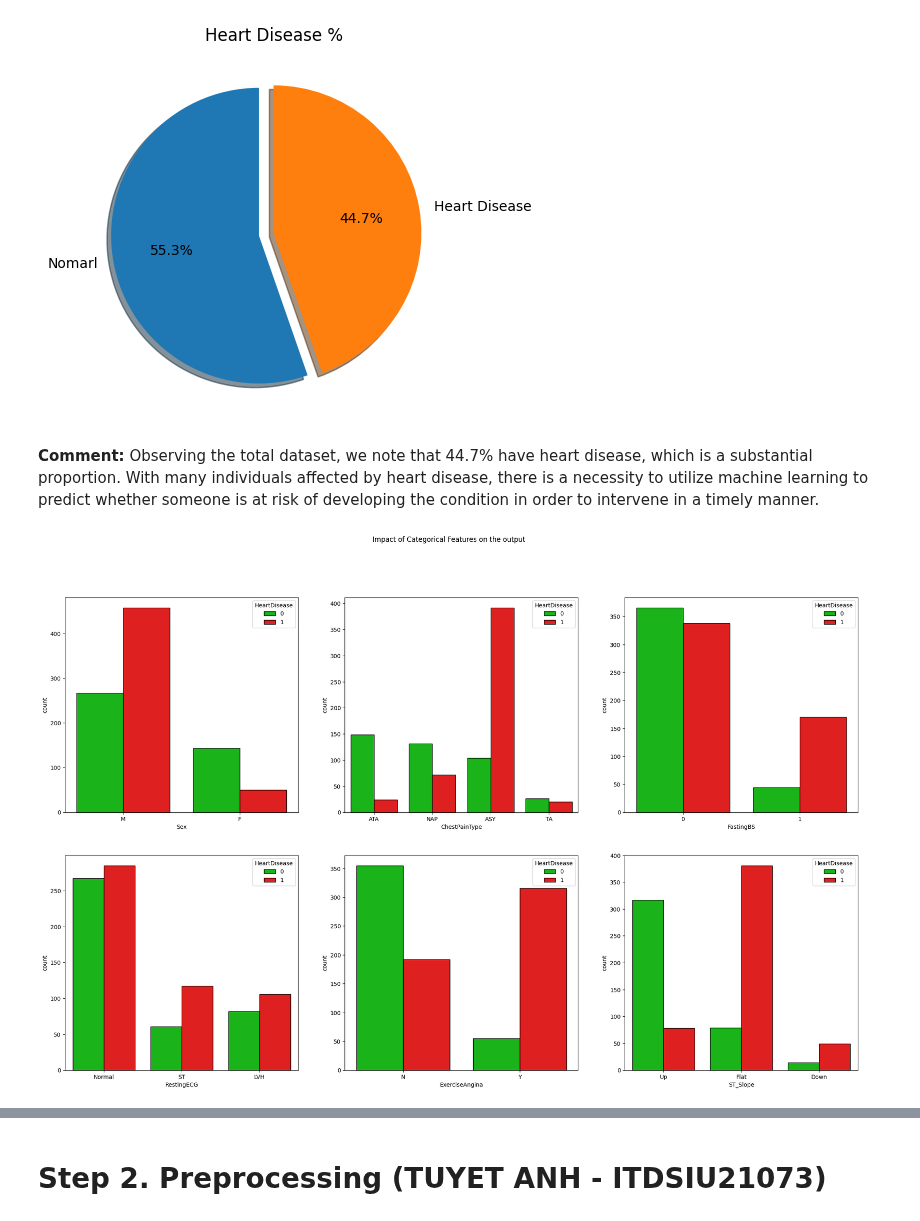
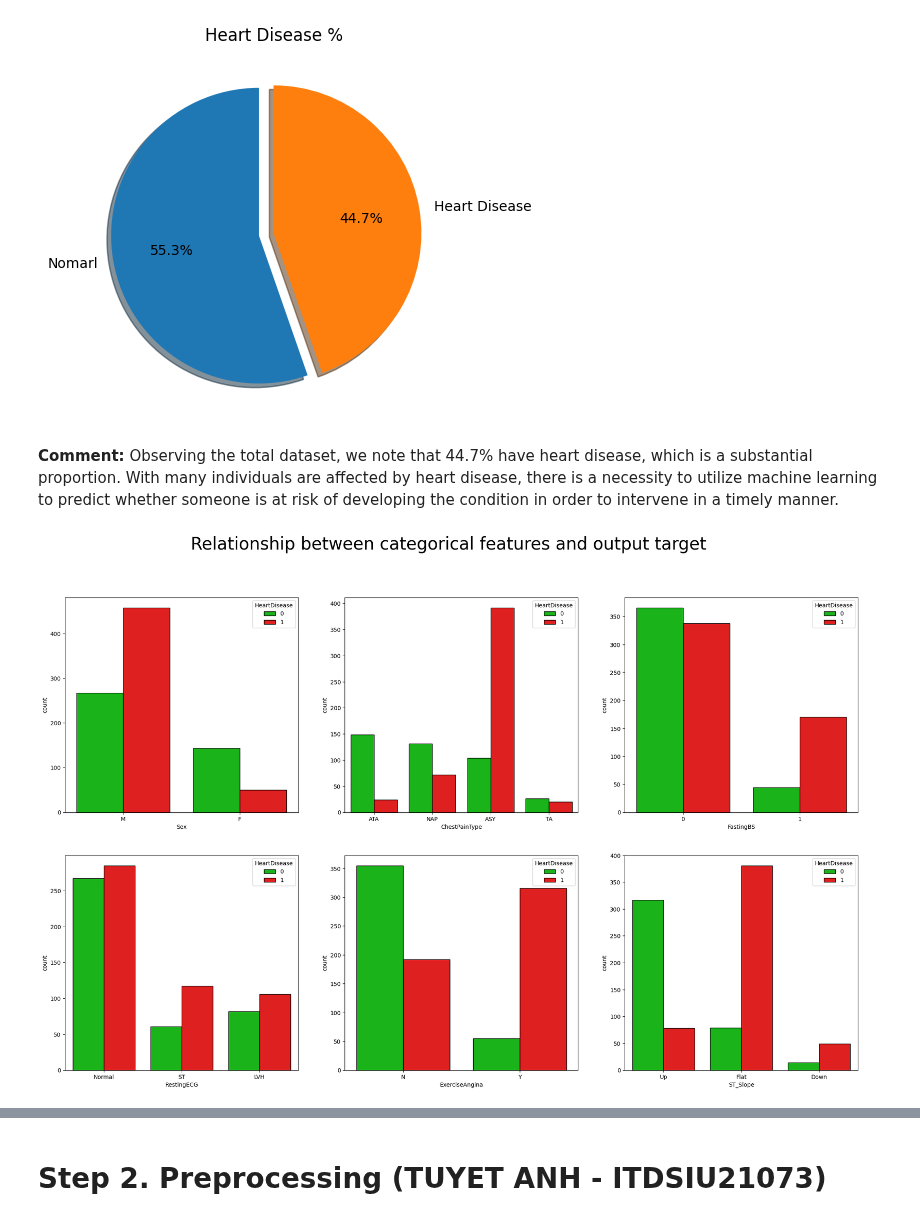
Before and after one commit to phamvutuyetanh/AI_Project, a Jupyter notebook: AI_Project.ipynb, the cells around one changed output, grey strips where cells are left out. Saved outputs shown, nothing was run; the diff lists cells and outputs as text; code cells hidden in the pictures.

```diff
--- a/AI_Project.ipynb
+++ b/AI_Project.ipynb
@@ -150,5 +154,5 @@ plt.title('Heart Disease %'); # set title
 [figure]
 # %% [markdown]
 **Comment:**
-Observing the total dataset, we note that 44.7% have heart disease, which is a substantial proportion. With many individuals affected by heart disease, there is a necessity to utilize machine learning to predict whether someone is at risk of developing the condition in order to intervene in a timely manner.
+Observing the total dataset, we note that 44.7% have heart disease, which is a substantial proportion. With many individuals are affected by heart disease, there is a necessity to utilize machine learning to predict whether someone is at risk of developing the condition in order to intervene in a timely manner.
 # %%
@@ -160,12 +167,12 @@ numerical= list(numerical_values)
 # %%
 #Impact of Categorical Features on the output
 #Create the grid with 6 subgrids which lie on one row.
 fig, ax = plt.subplots(nrows = 2,ncols = 3,figsize = (25,15))
 
 color= ['#00CD00','#FF0000'] # Define the color
 for i in range(len(category) - 1):
     plt.subplot(2,3,i+1)
     ax = sns.countplot(x=category[i], data = categorical_values,hue = "HeartDisease",palette = color,edgecolor = 'black')
-plt.suptitle('Impact of Categorical Features on the output');
+plt.suptitle('Relationship between categorical features and output target', fontsize=30);
 # %% [output]
-[figure, old version]
+[figure, new version]
```
Also changed, not shown: parts of 14 cells of this notebook, 3 other files.
